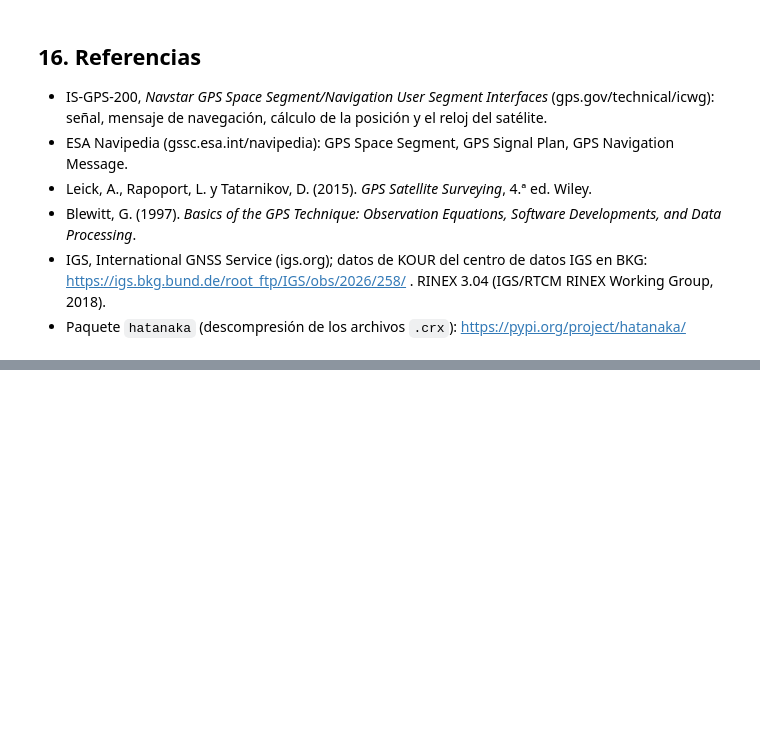
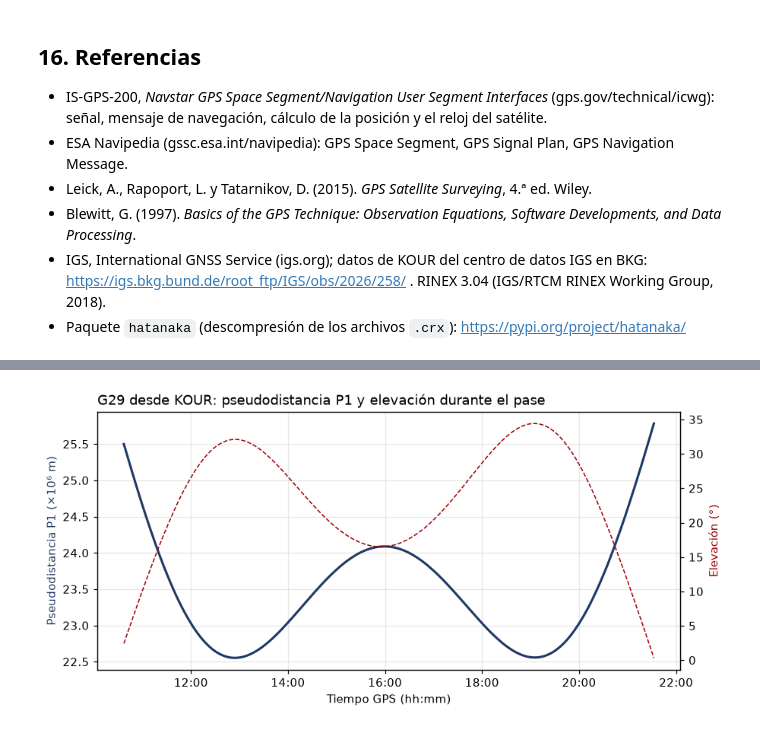
Before and after one commit to S4GC/Geopositioning-and-Navigation, a Jupyter notebook: GNSS/gnss_pseudodistancia_final.ipynb, the cells around one changed output, grey strips where cells are left out. Cells and saved outputs as stored; diff of their text form; code cells hidden in the pictures; blank space fills up the shorter version.

```diff
--- a/GNSS/gnss_pseudodistancia_final.ipynb
+++ b/GNSS/gnss_pseudodistancia_final.ipynb
@@ -926,0 +995,12 @@ Lo conocido: $P_i$ (medido), $x^s_i, y^s_i, z^s_i, \delta t^s_i$ (del mensaje),
+# %%
+import warnings; warnings.filterwarnings("ignore")
+import numpy as np
+import pandas as pd
+import matplotlib.pyplot as plt
+import matplotlib.dates as mdates
+
+plt.rcParams.update({"figure.dpi": 110, "font.size": 10})
+AZUL, ROJO, VERDE, GRIS, NARANJA = "#1F3864", "#9C0006", "#375623", "#7F7F7F", "#C55A11"
+
+# velocidad de la luz en el vacío (m/s): valor exacto, porque define el metro en el SI
+C = 299792458.0
@@ -926,0 +1334,7 @@ Lo conocido: $P_i$ (medido), $x^s_i, y^s_i, z^s_i, \delta t^s_i$ (del mensaje),
+# %%
+t0 = pd.Timestamp(f"{FECHA} {HORA}")              # la época de trabajo (tiempo GPS)
+ep = D[D.t == t0].sort_values("P1").reset_index(drop=True)   # las filas de esa época, de menor a mayor pseudodistancia
+
+tabla = ep[["sv", "P1", "P2", "el", "az"]].copy()
+tabla["P1_km"] = tabla.P1 / 1e3
+tabla.round({"P1": 3, "P2": 3, "el": 1, "az": 1, "P1_km": 0})
@@ -926,0 +1373,24 @@ Lo conocido: $P_i$ (medido), $x^s_i, y^s_i, z^s_i, \delta t^s_i$ (del mensaje),
+# %%
+g20 = D[D.sv == SAT].set_index("t").sort_index()      # el satélite elegido (G15 en el ejemplo)
+
+# un "pase" es el tramo continuo en que el satélite estuvo visible: se corta donde hay un hueco de más de 5 min
+hueco = g20.index.to_series().diff() > pd.Timedelta("5min")
+numero_de_pase = hueco.cumsum()
+pase_de_las_12 = numero_de_pase[g20.index[g20.index.get_indexer([t0], method="nearest")[0]]]
+pase = g20[numero_de_pase == pase_de_las_12]
+
+duracion_min = (pase.index[-1] - pase.index[0]).total_seconds() / 60
+print(f"{SAT} visible de {pase.index[0].strftime('%H:%M')} a {pase.index[-1].strftime('%H:%M')} ({duracion_min:.0f} min)")
+print(f"pseudodistancia mínima {pase.P1.min():,.0f} m a las {pase.P1.idxmin().strftime('%H:%M:%S')}; elevación máxima {pase.el.max():.1f}°".replace(",", " "))
+
+fig, ax1 = plt.subplots(figsize=(9, 4))
+ax2 = ax1.twinx()                                   # segundo eje para la elevación
+ax1.plot(pase.index, pase.P1 / 1e6, color=AZUL, lw=2)
+ax2.plot(pase.index, pase.el, color=ROJO, lw=1, ls="--")
+ax1.set_ylabel("Pseudodistancia P1 (×10⁶ m)", color=AZUL)
+ax2.set_ylabel("Elevación (°)", color=ROJO)
+ax1.xaxis.set_major_formatter(mdates.DateFormatter("%H:%M"))
+ax1.set_xlabel("Tiempo GPS (hh:mm)")
+ax1.set_title(f"{SAT} desde {ESTACION[:4]}: pseudodistancia P1 y elevación durante el pase", loc="left")
+ax1.grid(alpha=0.3);
+# %% [output]
@@ -926,0 +1399 @@ Lo conocido: $P_i$ (medido), $x^s_i, y^s_i, z^s_i, \delta t^s_i$ (del mensaje),
+[figure, added]
```
Also changed, not shown: parts of 46 cells of this notebook.
